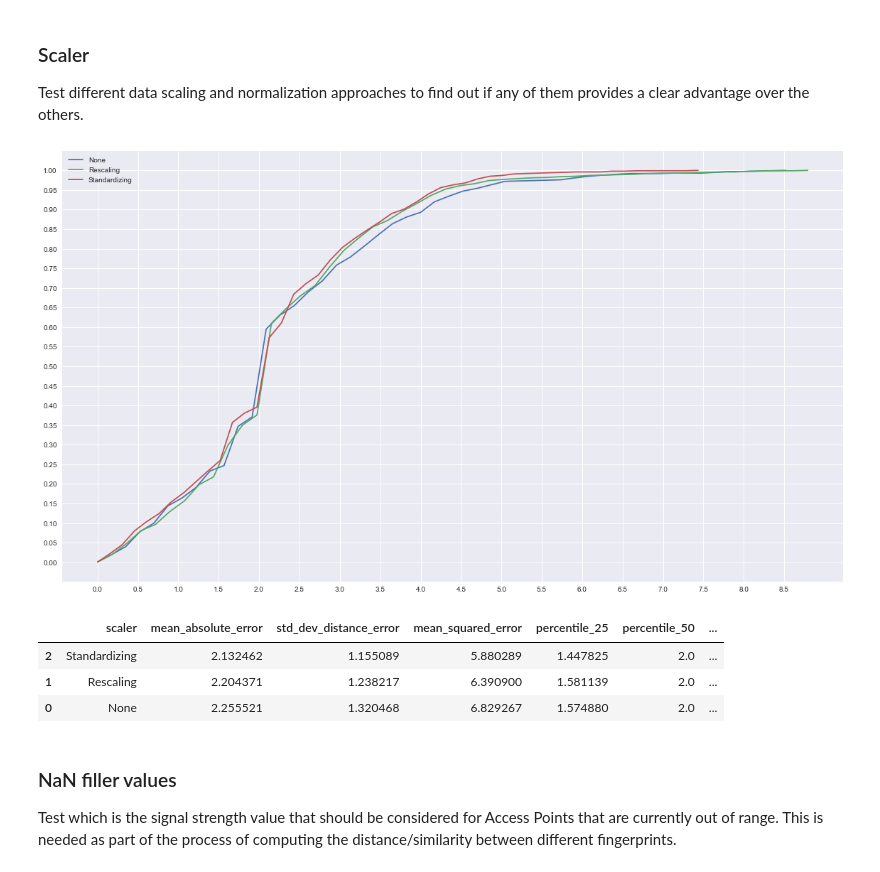
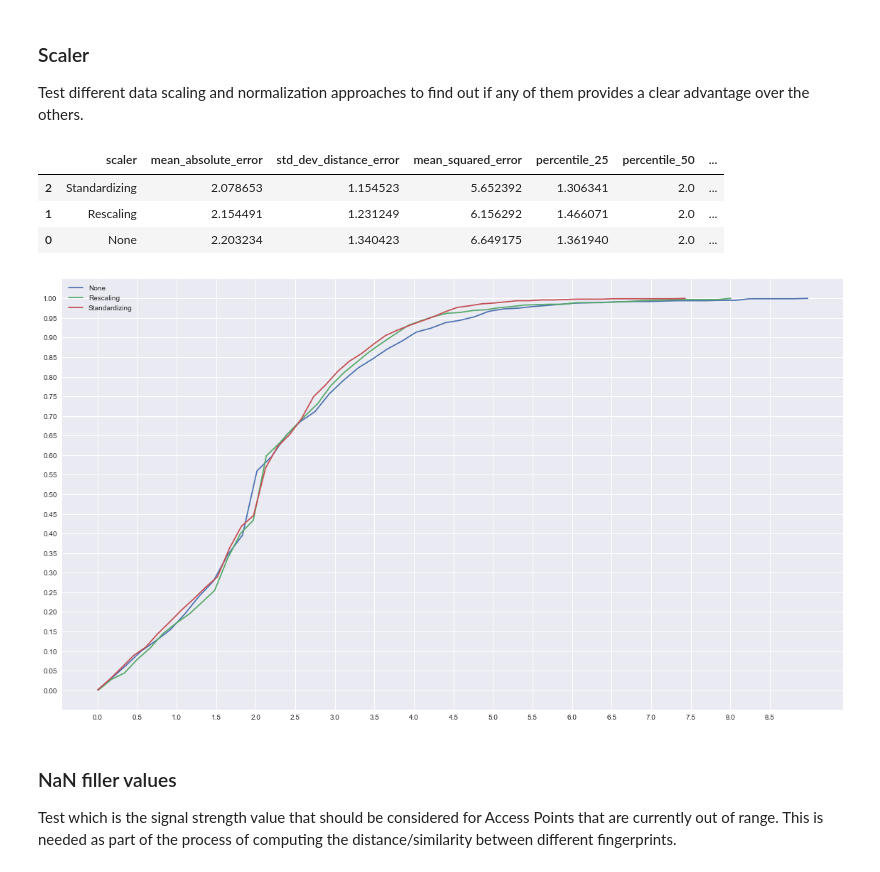
Before and after one commit to YanuX-Framework/YanuX-Cruncher, a Jupyter notebook: WifiFingerprintingExperiments.ipynb, the cells around one changed output. Cells and saved outputs as stored; diff of their text form; code cells hidden in the pictures.

```diff
--- a/WifiFingerprintingExperiments.ipynb
+++ b/WifiFingerprintingExperiments.ipynb
@@ -376,14 +337,14 @@ Just test a few different distance metrics to assess if there is a better altern
 # %%
 fig, ax = plt.subplots(figsize=(16, 9))
 
-n_neighbors=10
+n_neighbors=15
 weights="distance"
 metric=["euclidean",
         "manhattan",
         "canberra",
         "braycurtis"]
 
-nan_filler = default_data_scenario[mac_addresses].min().min()
+nan_filler = default_data_scenario[mac_addresses].min().min()*1.001
 scaler = preprocessing.StandardScaler()
 cross_validation = LeaveOneGroupOut()
 
@@ -423,7 +384,6 @@ plt.legend()
 plt.tight_layout()
 plt.savefig(output_data_directory+"/cdf-metric.pdf", dpi=300)
 
-
 #show table
 display(metrics_table.sort_values(cols[3:]))
 #show graph
@@ -441,10 +401,10 @@ Test different data scaling and normalization approaches to find out if any of t
 # %%
 fig, ax = plt.subplots(figsize=(16, 9))
 
-n_neighbors=10
+n_neighbors=15
 weights="distance"
 metric="braycurtis"
-nan_filler= default_data_scenario[mac_addresses].min().min()
+nan_filler= default_data_scenario[mac_addresses].min().min()*1.001
 cross_validation = LeaveOneGroupOut()
 
 scaler_values = {"None": None,
@@ -463,40 +423,40 @@ for scaler_name, scaler in scaler_values.items():
                                     coord_cols,
                                     scaler=scaler,
                                     algorithm="brute",
                                     n_neighbors=n_neighbors,
                                     weights=weights,
                                     metric=metric)
 
     curr_metrics = experiment_metrics(curr_result)
     curr_metrics["scaler"] = scaler_name
     metrics.append(curr_metrics)
 
     ecdf = sm.distributions.ECDF(curr_result["error"])
     x = np.linspace(min(curr_result["error"]), max(curr_result["error"]))
     y = ecdf(x)
     plt.plot(x, y, label=scaler_name)
 
 cols = ["scaler"] + list(curr_metrics.keys())[:-1]
 metrics_table = pd.DataFrame(metrics, columns=cols)
 metrics_table.to_csv(output_data_directory + "/metrics-scaler.csv")
 
 plt.xticks(np.arange(min(metrics_table["min"]), max(metrics_table["max"]), 0.5))
 plt.yticks(np.linspace(0.0,1.0,num=21))
 
 plt.legend()
 plt.tight_layout()
 plt.savefig(output_data_directory+"/cdf-scaler.pdf", dpi=300)
 
+#show table
+display(metrics_table.sort_values(cols[3:]))
 #show graph
 plt.show()
-#show table
-metrics_table.sort_values(cols[3:])
 # %% [output]
+|  | scaler | mean_absolute_error | std_dev_distance_error | mean_squared_error | percentile_25 | percentile_50 | ... |
+| 2 | Standardizing | 2.078653 | 1.154523 | 5.652392 | 1.306341 | 2.0 | ... |
+| 1 | Rescaling | 2.154491 | 1.231249 | 6.156292 | 1.466071 | 2.0 | ... |
+| 0 | None | 2.203234 | 1.340423 | 6.649175 | 1.361940 | 2.0 | ... |
-[figure, old version]
+[figure, new version]
-|  | scaler | mean_absolute_error | std_dev_distance_error | mean_squared_error | percentile_25 | percentile_50 | ... |
-| 2 | Standardizing | 2.132462 | 1.155089 | 5.880289 | 1.447825 | 2.0 | ... |
-| 1 | Rescaling | 2.204371 | 1.238217 | 6.390900 | 1.581139 | 2.0 | ... |
-| 0 | None | 2.255521 | 1.320468 | 6.829267 | 1.574880 | 2.0 | ... |
 # %% [markdown]
 ### NaN filler values
 Test which is the signal strength value that should be considered for Access Points that are currently out of range. This is needed as part of the process of computing the distance/similarity between different fingerprints.
```
Also changed, not shown: parts of 13 cells of this notebook, 1 other file.
